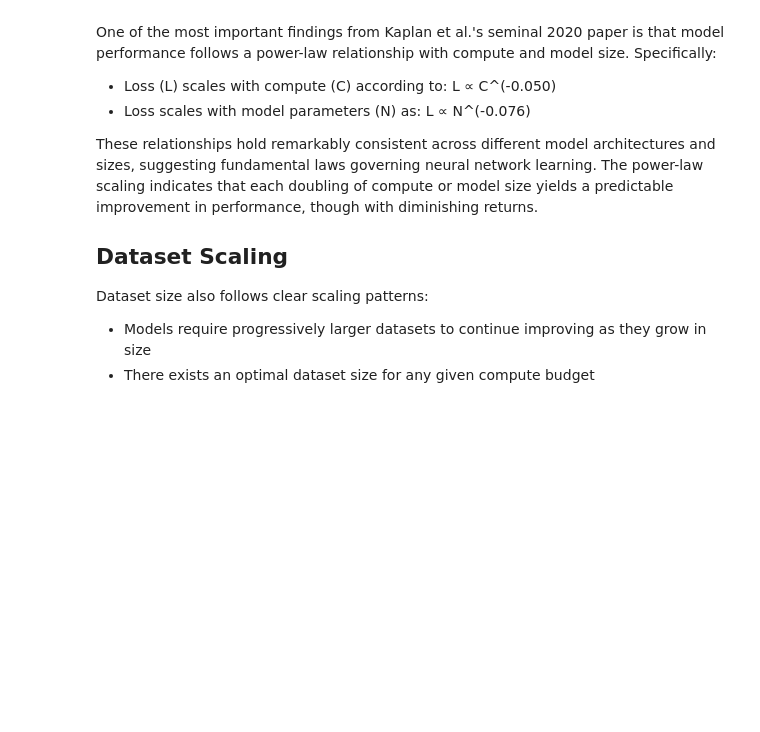
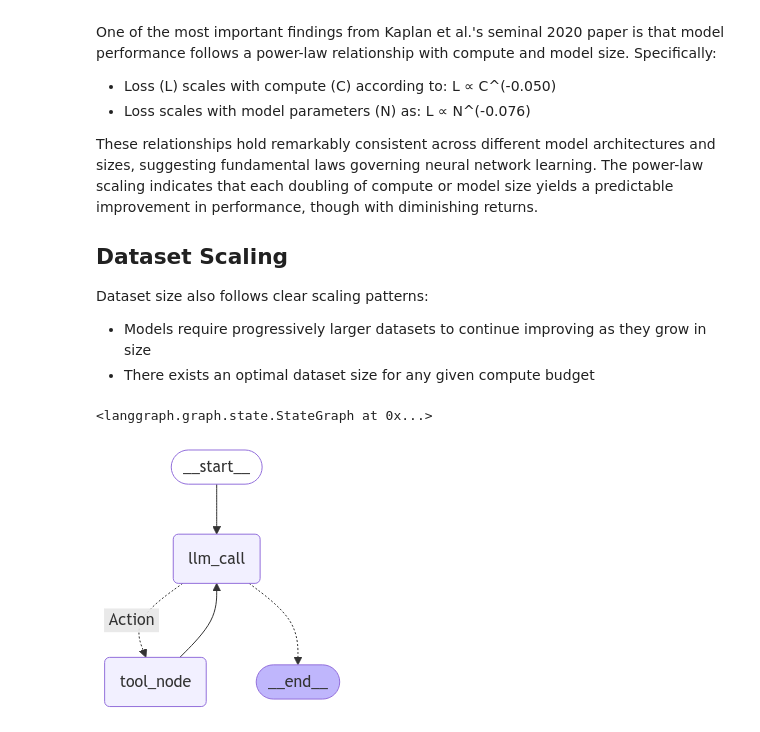
Before and after one commit to lnnchau/mlops-lyrics-lm, a Jupyter notebook: 2024/agents.ipynb, the cells around one changed output. Drawn from its saved outputs; the diff is of its cells as text; code cells hidden in the pictures; blank space fills up the shorter version.

Commit message:
feat: add works on langgraph

```diff
--- a/2024/agents.ipynb
+++ b/2024/agents.ipynb
@@ -350,0 +459,25 @@ Dataset size also follows clear scaling patterns:
+# %%
+graph_builder = StateGraph(MessagesState)
+
+graph_builder.add_node("llm_call", llm_call)
+graph_builder.add_node("tool_node", tool_node)
+
+graph_builder.add_edge(START, "llm_call")
+graph_builder.add_conditional_edges(
+  "llm_call",
+  should_continue,
+  {
+    "Action": "tool_node",
+    END: END
+  }
+)
+graph_builder.add_edge("tool_node", "llm_call")
+# %% [output]
+<langgraph.graph.state.StateGraph at 0x...>
+# %%
+graph = graph_builder.compile()
+# %%
+from IPython.display import Image, display
+display(Image(graph.get_graph(xray=True).draw_mermaid_png()))
+# %% [output]
+[figure, added]
```
Also changed, not shown: parts of 11 cells of this notebook, 2 other files.
